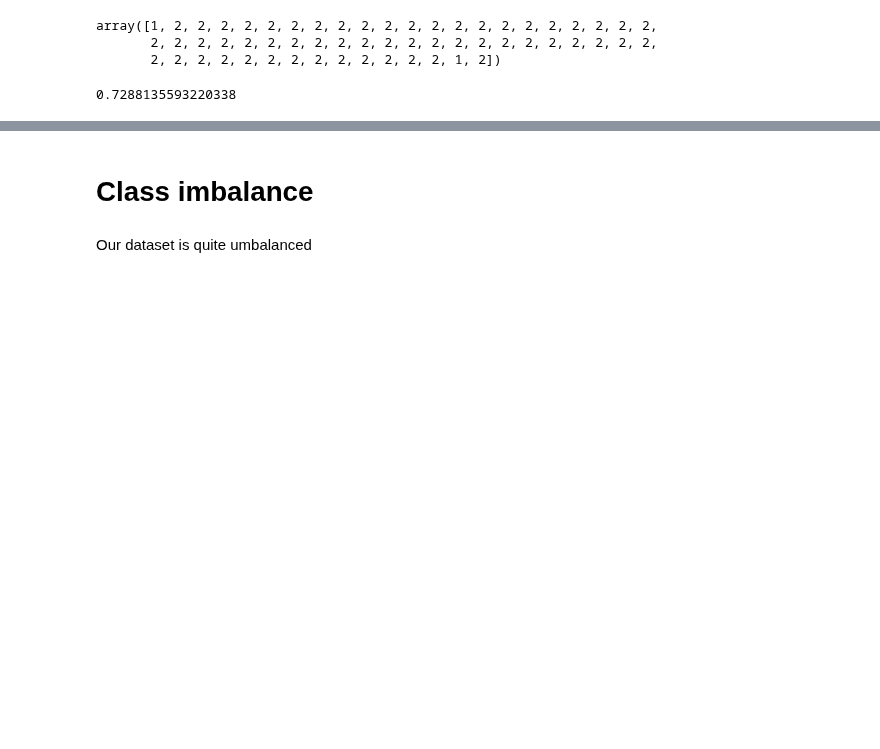
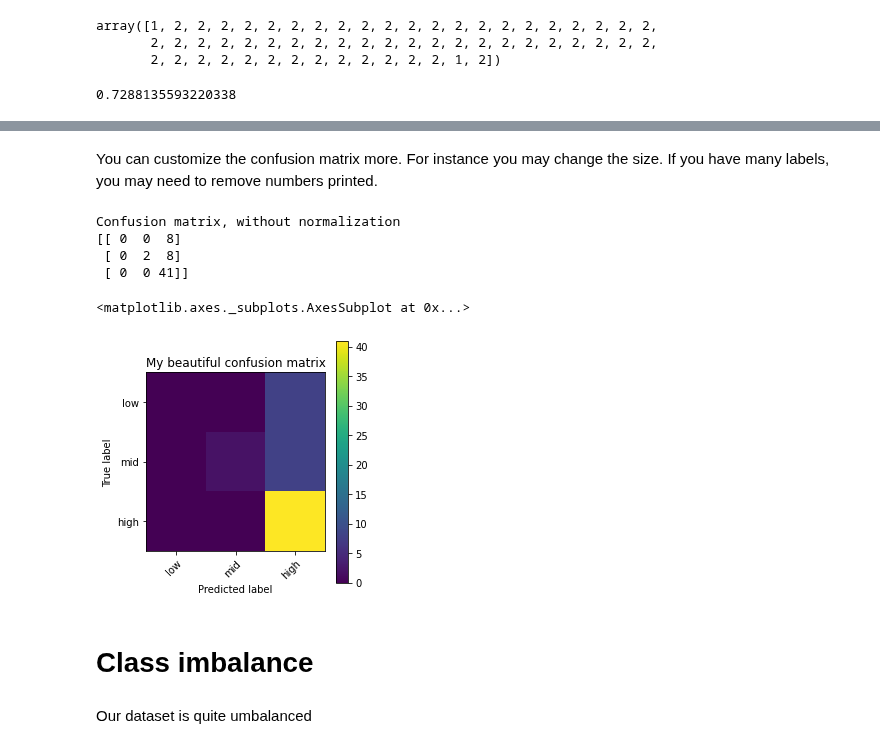
Before and after one commit to andreaaraldo/machine-learning-for-networks, a Jupyter notebook: 03.regression_contd-and-classification/c.classification.ipynb, the cells around one changed output, grey strips where cells are left out. Saved outputs shown, nothing was run; the diff lists cells and outputs as text; code cells hidden in the pictures; blank space fills up the shorter version.

```diff
--- a/03.regression_contd-and-classification/c.classification.ipynb
+++ b/03.regression_contd-and-classification/c.classification.ipynb
@@ -382,3 +404,16 @@ plt.show()
+# %% [markdown]
+You can customize the confusion matrix more. For instance you may change the size. If you have many labels, you may need to remove numbers printed.
+# %%
+plot_conf_mat(y_test, y_pred, class_names, normalize=False,
+              title="My beautiful confusion matrix", cmap=plt.cm.viridis,
+              text=False, width=4, height=4)
+# %% [output]
+Confusion matrix, without normalization
+[[ 0  0  8]
+ [ 0  2  8]
+ [ 0  0 41]]
+<matplotlib.axes._subplots.AxesSubplot at 0x...>
+[figure, added]
 # %% [markdown]
 # Class imbalance
 # %% [markdown]
```
Also changed, not shown: parts of 13 cells of this notebook.
